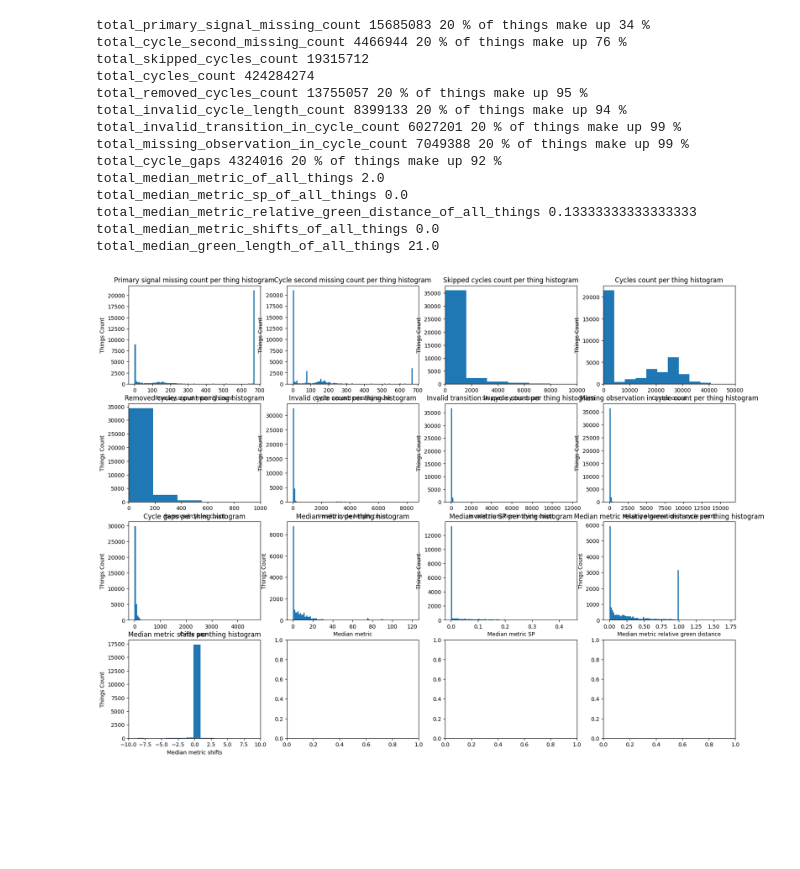
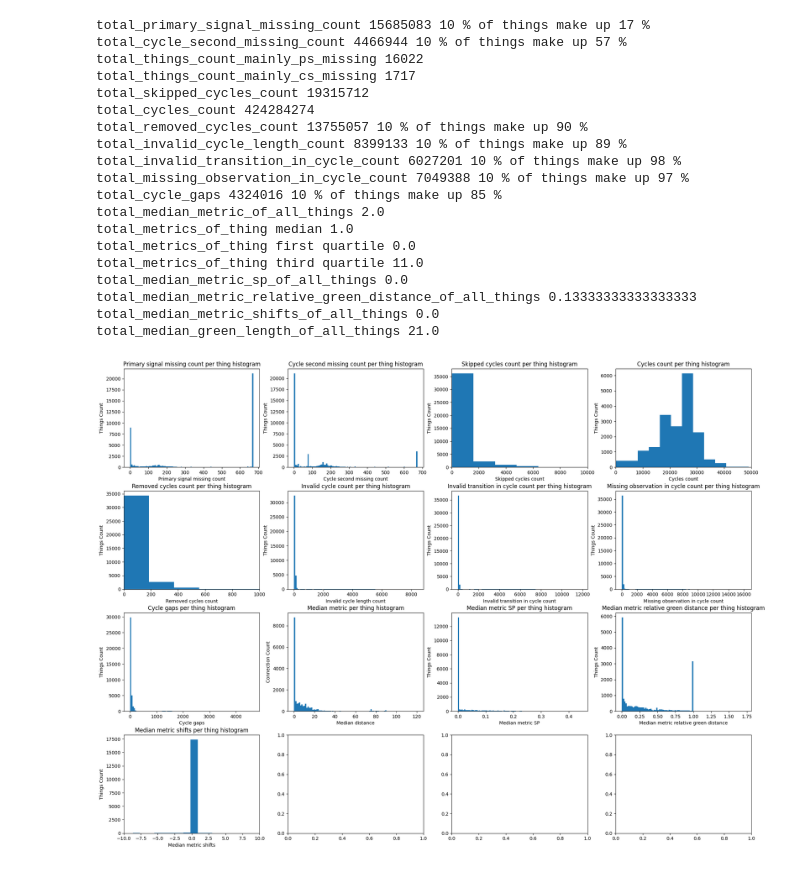
Before and after one commit to priobike/priobike-predictability-study, a Jupyter notebook: studies/db/go_rewrite/notebooks/studies_charts_meta.ipynb, the cells around one changed output. Drawn from its saved outputs; the diff is of its cells as text; code cells hidden in the pictures; blank space fills up the shorter version.

```diff
--- a/studies/db/go_rewrite/notebooks/studies_charts_meta.ipynb
+++ b/studies/db/go_rewrite/notebooks/studies_charts_meta.ipynb
@@ -18,6 +18,8 @@ with open('processed_things_2023_11_24.json') as f:
 # Stats
 total_primary_signal_missing_count = 0
 total_cycle_second_missing_count = 0
+total_things_count_mainly_ps_missing = 0
+total_things_count_mainly_cs_missing = 0
 total_skipped_cycles_count = 0
 total_cycles_count = 0
 total_removed_cycles_count = 0
@@ -41,11 +43,21 @@ median_metrics_relative_green_distance_per_thing = []
 median_metrics_shifts_per_thing = []
 median_green_length_per_thing = []
 
+total_metrics_per_cell = []
+
 
 for thing_name, thing in processed_things.items():
     total_primary_signal_missing_count += thing['PrimarySignalMissingCount']
     total_cycle_second_missing_count += thing['CycleSecondMissingCount']
-    total_skipped_cycles_count += thing['TotalSkippedCycles']
+
+    factor = 10
+    if thing['PrimarySignalMissingCount'] > factor * thing['CycleSecondMissingCount']:
+        total_things_count_mainly_ps_missing += 1
+    elif thing['CycleSecondMissingCount'] > factor * thing['PrimarySignalMissingCount']:
+        total_things_count_mainly_cs_missing += 1
+
+    if thing['TotalCyclesCount'] > 0:
+        total_skipped_cycles_count += thing['TotalSkippedCycles']
     total_cycles_count += thing['TotalCyclesCount']
     total_removed_cycles_count += thing['TotalRemovedCycleCount']
     total_invalid_cycle_length_count += thing['TotalInvalidCycleLengthCount']
@@ -56,7 +68,8 @@ for thing_name, thing in processed_things.items():
     primary_signal_missing_counts_per_thing.append(thing['PrimarySignalMissingCount'])
     cycle_second_missing_counts_per_thing.append(thing['CycleSecondMissingCount'])
     skipped_cycles_count_per_thing.append(thing['TotalSkippedCycles'])
-    cycles_counts_per_thing.append(thing['TotalCyclesCount'])
+    if thing['TotalCyclesCount'] > 0:
+        cycles_counts_per_thing.append(thing['TotalCyclesCount'])
     removed_cycles_counts_per_thing.append(thing['TotalRemovedCycleCount'])
     invalid_cycle_length_count_per_thing.append(thing['TotalInvalidCycleLengthCount'])
     invalid_transition_in_cycle_count_per_thing.append(thing['TotalInvalidCycleTransitionCount'])
@@ -72,6 +85,7 @@ for thing_name, thing in processed_things.items():
         for hour_idx in range(24):
             if thing["Metrics"][day_idx][hour_idx] != -1.0:
                 total_metrics_of_thing.append(thing["Metrics"][day_idx][hour_idx])
+                total_metrics_per_cell.append(thing["Metrics"][day_idx][hour_idx])
             if thing["MetricsSP"][day_idx][hour_idx] != -1.0:
                 total_metrics_sp_of_thing.append(thing["MetricsSP"][day_idx][hour_idx])
             if thing["MetricsRelativeGreenDistance"][day_idx][hour_idx] != -1.0:
@@ -100,7 +114,7 @@ invalid_transition_in_cycle_count_per_thing.sort(reverse=True)
 missing_observation_in_cycle_count_per_thing.sort(reverse=True)
 cycle_gaps_per_thing.sort(reverse=True)
 
-PORTION = 0.2
+PORTION = 0.1
 
 primary_signal_missing_counts_per_thing_first_x_percent = primary_signal_missing_counts_per_thing[:int(len(primary_signal_missing_counts_per_thing) * PORTION)]
 cycle_second_missing_counts_per_thing_first_x_percent = cycle_second_missing_counts_per_thing[:int(len(cycle_second_missing_counts_per_thing) * PORTION)]
@@ -118,9 +132,10 @@ invalid_transition_in_cycle_count_per_thing_first_x_percent_sum = sum(invalid_tr
 missing_observation_in_cycle_count_per_thing_first_x_percent_sum = sum(missing_observation_in_cycle_count_per_thing_first_x_percent)
 cycle_gaps_per_thing_first_x_percent_sum = sum(cycle_gaps_per_thing_first_x_percent)
 
-
 print('total_primary_signal_missing_count', total_primary_signal_missing_count, int(PORTION*100), '% of things make up', int((primary_signal_missing_counts_per_thing_first_x_percent_sum / total_primary_signal_missing_count)*100), '%')
 print('total_cycle_second_missing_count', total_cycle_second_missing_count, int(PORTION*100),'% of things make up', int((cycle_second_missing_counts_per_thing_first_x_percent_sum / total_cycle_second_missing_count)*100), '%')
+print('total_things_count_mainly_ps_missing', total_things_count_mainly_ps_missing)
+print('total_things_count_mainly_cs_missing', total_things_count_mainly_cs_missing)
 print('total_skipped_cycles_count', total_skipped_cycles_count)
 print('total_cycles_count', total_cycles_count)
 print('total_removed_cycles_count', total_removed_cycles_count, int(PORTION*100),'% of things make up', int((removed_cycles_counts_per_thing_first_x_percent_sum / total_removed_cycles_count)*100), '%')
@@ -129,6 +144,9 @@ print('total_invalid_transition_in_cycle_count', total_invalid_transition_in_cyc
 print('total_missing_observation_in_cycle_count', total_missing_observation_in_cycle_count, int(PORTION*100),'% of things make up', int((missing_observation_in_cycle_count_per_thing_first_x_percent_sum / total_missing_observation_in_cycle_count)*100), '%')
 print('total_cycle_gaps', total_cycle_gaps, int(PORTION*100),'% of things make up', int((cycle_gaps_per_thing_first_x_percent_sum / total_cycle_gaps)*100), '%')
 print('total_median_metric_of_all_things', np.median(np.array(median_metrics_per_thing)))
+print('total_metrics_of_thing median', np.median(np.array(total_metrics_per_cell)))
+print('total_metrics_of_thing first quartile', np.percentile(np.array(total_metrics_per_cell), 25))
+print('total_metrics_of_thing third quartile', np.percentile(np.array(total_metrics_per_cell), 75))
 print('total_median_metric_sp_of_all_things', np.median(np.array(median_metrics_sp_per_thing)))
 print('total_median_metric_relative_green_distance_of_all_things', np.median(np.array(median_metrics_relative_green_distance_per_thing)))
 print('total_median_metric_shifts_of_all_things', np.median(np.array(median_metrics_shifts_per_thing)))
@@ -201,8 +219,8 @@ histogram_data_to_plot = [
     {
         "data": median_metrics_per_thing,
         "title": "Median metric per thing histogram",
-        "xlabel": "Median metric",
-        "ylabel": "Things Count",
+        "xlabel": "Median distance",
+        "ylabel": "Connection Count",
         "xlim": None,
     },
    {
@@ -228,38 +246,44 @@ histogram_data_to_plot = [
     }
 ]
 
 number_of_charts = len(histogram_data_to_plot)
 rows = int(number_of_charts / 4) + (1 if number_of_charts % 4 > 0 else 0)
 
 fig, ax = plt.subplots(rows, 4, figsize=(20, 15))
+fig.tight_layout(pad=3.0)
 
 for j in range(ax.shape[0]):
     for i in range(ax.shape[1]):
         index = i + j * ax.shape[1]
         if index >= number_of_charts:
             continue
 
         single_ax = ax[j][i]
         single_ax.hist(histogram_data_to_plot[index]["data"], bins=100)
         single_ax.set_xlabel(histogram_data_to_plot[index]["xlabel"])
         single_ax.set_ylabel(histogram_data_to_plot[index]["ylabel"])
         single_ax.set_title(histogram_data_to_plot[index]["title"])
         if histogram_data_to_plot[index]["xlim"] is not None:
             single_ax.set_xlim(histogram_data_to_plot[index]["xlim"])
         # single_ax.set_yscale('log')
 # %% [output]
-total_primary_signal_missing_count 15685083 20 % of things make up 34 %
-total_cycle_second_missing_count 4466944 20 % of things make up 76 %
+total_primary_signal_missing_count 15685083 10 % of things make up 17 %
+total_cycle_second_missing_count 4466944 10 % of things make up 57 %
+total_things_count_mainly_ps_missing 16022
+total_things_count_mainly_cs_missing 1717
 total_skipped_cycles_count 19315712
 total_cycles_count 424284274
-total_removed_cycles_count 13755057 20 % of things make up 95 %
-total_invalid_cycle_length_count 8399133 20 % of things make up 94 %
-total_invalid_transition_in_cycle_count 6027201 20 % of things make up 99 %
-total_missing_observation_in_cycle_count 7049388 20 % of things make up 99 %
-total_cycle_gaps 4324016 20 % of things make up 92 %
+total_removed_cycles_count 13755057 10 % of things make up 90 %
+total_invalid_cycle_length_count 8399133 10 % of things make up 89 %
+total_invalid_transition_in_cycle_count 6027201 10 % of things make up 98 %
+total_missing_observation_in_cycle_count 7049388 10 % of things make up 97 %
+total_cycle_gaps 4324016 10 % of things make up 85 %
 total_median_metric_of_all_things 2.0
+total_metrics_of_thing median 1.0
+total_metrics_of_thing first quartile 0.0
+total_metrics_of_thing third quartile 11.0
 total_median_metric_sp_of_all_things 0.0
 total_median_metric_relative_green_distance_of_all_things 0.13333333333333333
 total_median_metric_shifts_of_all_things 0.0
 total_median_green_length_of_all_things 21.0
-[figure, old version]
+[figure, new version]
```
Also changed, not shown: 12 other files.
